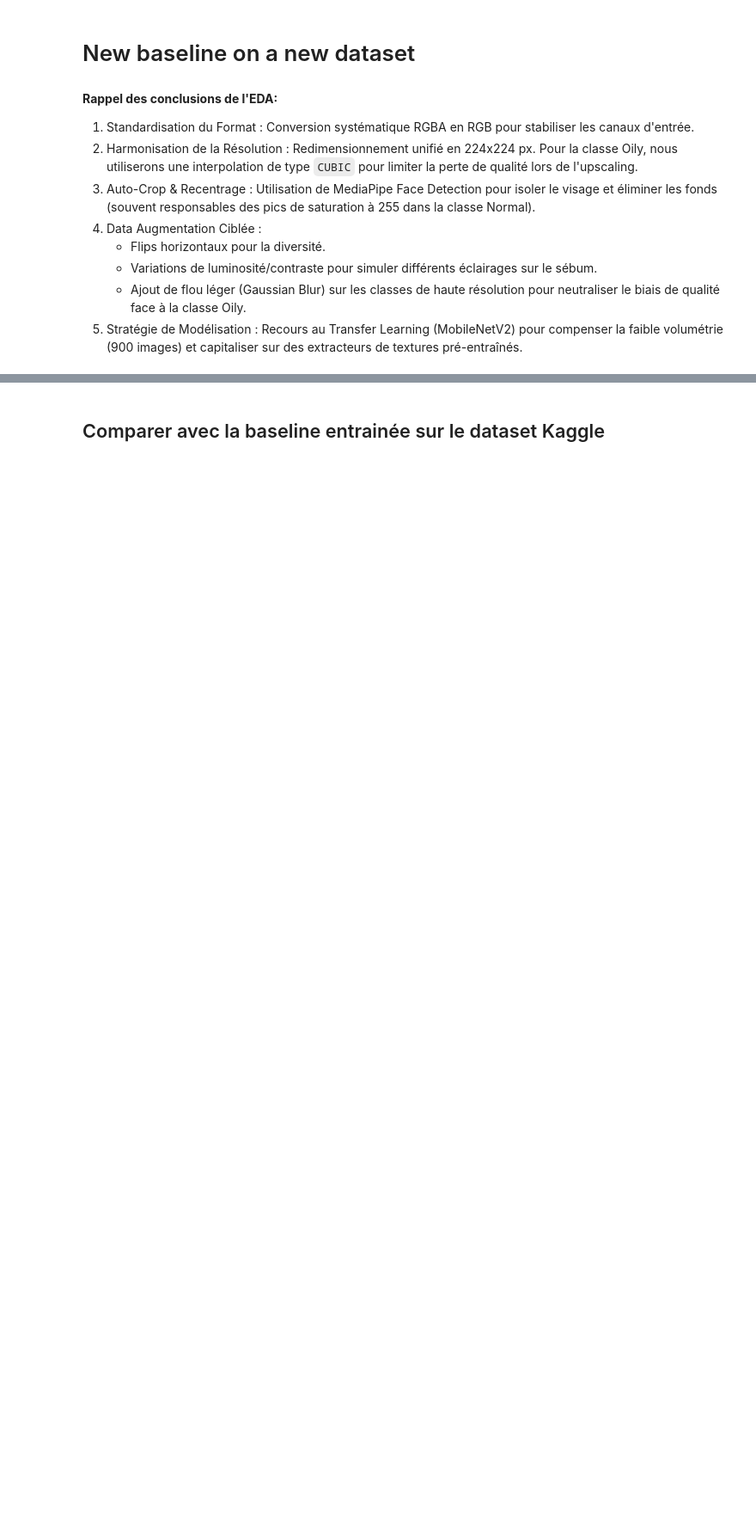
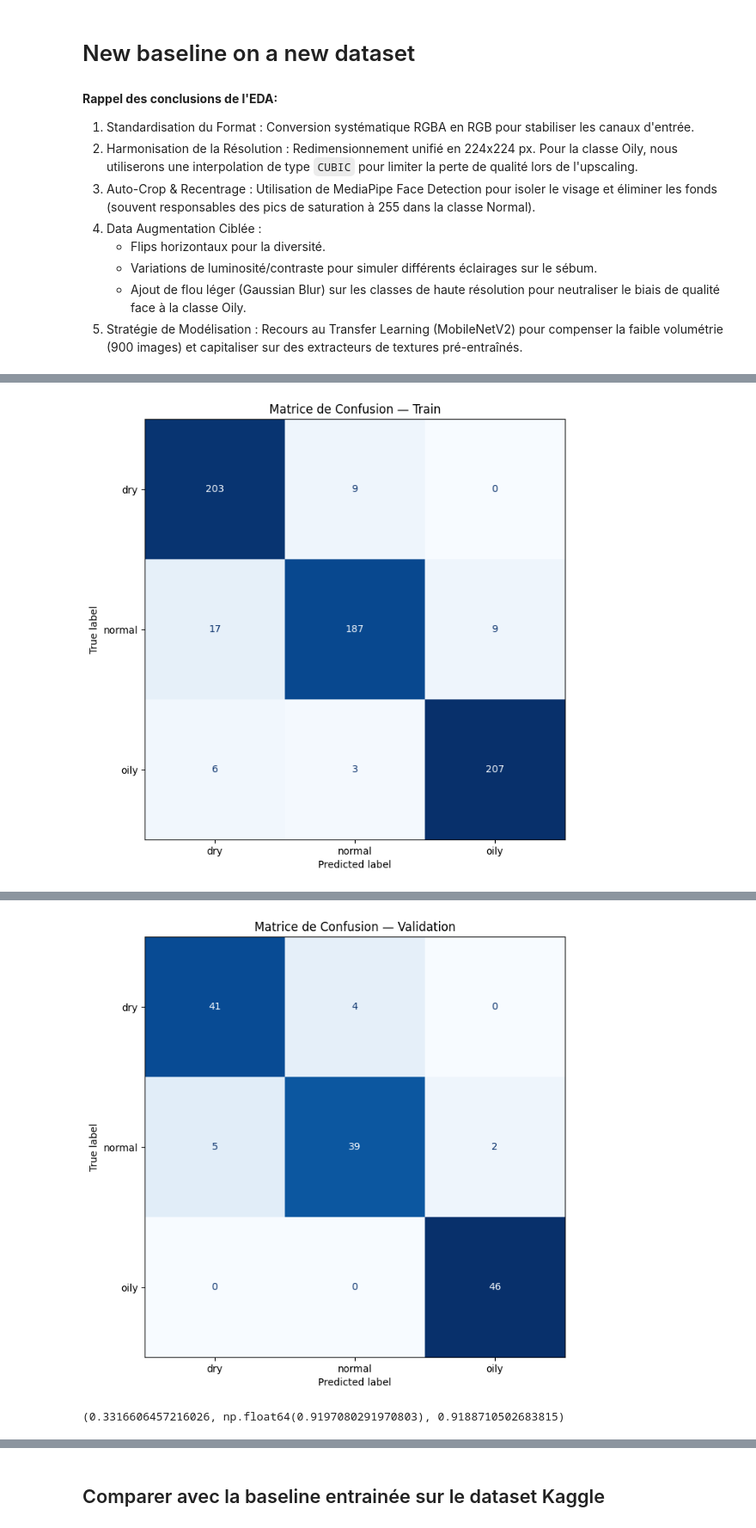
Before and after one commit to arnoldmfumu-crypto/GlowUpAi, a Jupyter notebook: notebooks/oily/oily_dry_new_preprocessing_training.ipynb, the cells around one changed output, grey strips where cells are left out. Shown at 86% size. Drawn from its saved outputs; the diff is of its cells as text; code cells hidden in the pictures; blank space fills up the shorter version.

```diff
--- a/notebooks/oily/oily_dry_new_preprocessing_training.ipynb
+++ b/notebooks/oily/oily_dry_new_preprocessing_training.ipynb
@@ -208,3 +182,0 @@ def train_model(model, criterion, optimizer, scheduler, num_epochs=15):
-# %%
-# --- LANCEMENT DE L'ENTRAÎNEMENT ---
-model, history = train_model(model, criterion, optimizer, scheduler, num_epochs=15)
@@ -210,0 +296,69 @@ model, history = train_model(model, criterion, optimizer, scheduler, num_epochs=
+# %%
+import time
+import copy
+
+# ── Configuration de l'expérience ────────────────────────────────────────────
+num_epochs     = 15
+best_model_wts = copy.deepcopy(model.state_dict())
+best_val_acc   = 0.0
+
+# Historique : loss, accuracy et F1 pour train ET val
+history = {
+    'train_loss': [], 'train_acc': [], 'train_f1': [],
+    'val_loss':   [], 'val_acc':   [], 'val_f1':   []
+}
+
+print(f"Lancement de l'entraînement sur {DEVICE}...")
+since = time.time()
+
+dataloaders = {'train': train_loader, 'val': val_loader, 'test': test_loader}
+
+# ── Boucle principale ────────────────────────────────────────────────────────
+for epoch in range(num_epochs):
+
+    # Phase TRAIN
+    train_loss, train_acc = train_one_epoch(
+        model, dataloaders['train'], criterion, optimizer, DEVICE
+    )
+
+    # Phase EVAL train (légère — pas de plots)
+    _, _, train_f1 = evaluate_epoch(
+        model, dataloaders['train'], criterion, DEVICE
+    )
+
+    # Phase EVAL validation (légère — pas de plots)
+    val_loss, val_acc, val_f1 = evaluate_epoch(
+        model, dataloaders['val'], criterion, DEVICE
+    )
+
+    # Stockage dans l'historique
+    history['train_loss'].append(train_loss)
+    history['train_acc'].append(float(train_acc))
+    history['train_f1'].append(float(train_f1))
+    history['val_loss'].append(val_loss)
+    history['val_acc'].append(val_acc)
+    history['val_f1'].append(val_f1)
+
+    # Sauvegarde du meilleur modèle (val accuracy)
+    if val_acc > best_val_acc:
+        best_val_acc   = val_acc
+        best_model_wts = copy.deepcopy(model.state_dict())
+
+    print(
+        f"Epoch {epoch+1:>2}/{num_epochs} | "
+        f"Train — Loss: {train_loss:.4f}  Acc: {float(train_acc):.4f}  F1: {train_f1:.4f} | "
+        f"Val   — Loss: {val_loss:.4f}  Acc: {val_acc:.4f}  F1: {val_f1:.4f}"
+    )
+
+# ── Bilan de l'entraînement ──────────────────────────────────────────────────
+time_elapsed = time.time() - since
+print(f'\nEntraînement terminé en {time_elapsed // 60:.0f}m {time_elapsed % 60:.0f}s')
+print(f'Meilleure Accuracy en Validation : {best_val_acc:.4f}')
+
+# ── Chargement des meilleurs poids ────────────────────────────────────────────
+model.load_state_dict(best_model_wts)
+
+# ── Évaluation finale complète : TRAIN puis VALIDATION ───────────────────────
+evaluate_full(model, dataloaders['train'], criterion, DEVICE, "Train")
+evaluate_full(model, dataloaders['val'],   criterion, DEVICE, "Validation")
+# %% [output]
@@ -210,0 +382 @@ model, history = train_model(model, criterion, optimizer, scheduler, num_epochs=
+[figure, added]
@@ -210,0 +401,2 @@ model, history = train_model(model, criterion, optimizer, scheduler, num_epochs=
+[figure, added]
+(0.3316606457216026, np.float64(0.9197080291970803), 0.9188710502683815)
```
Also changed, not shown: parts of 11 cells of this notebook.
